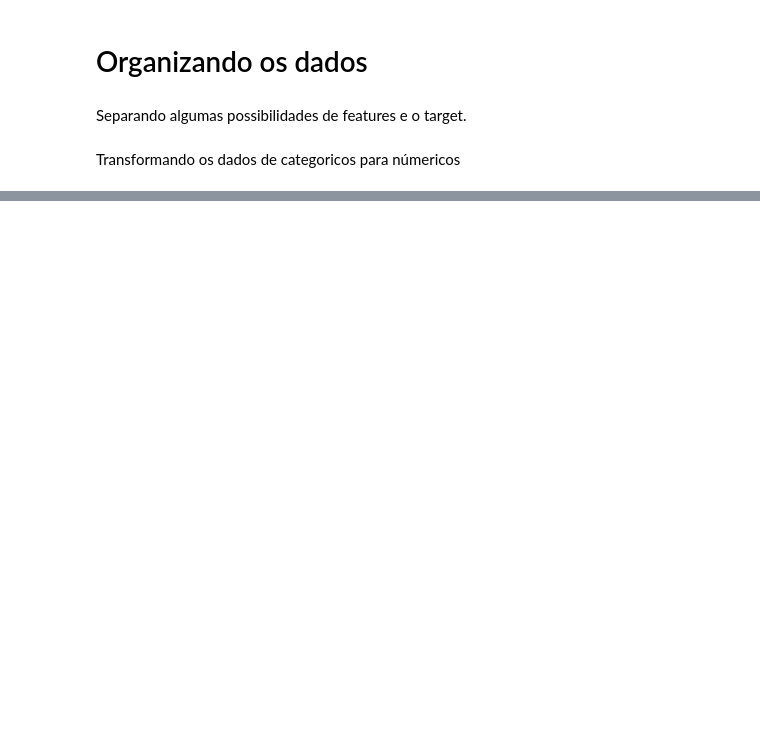
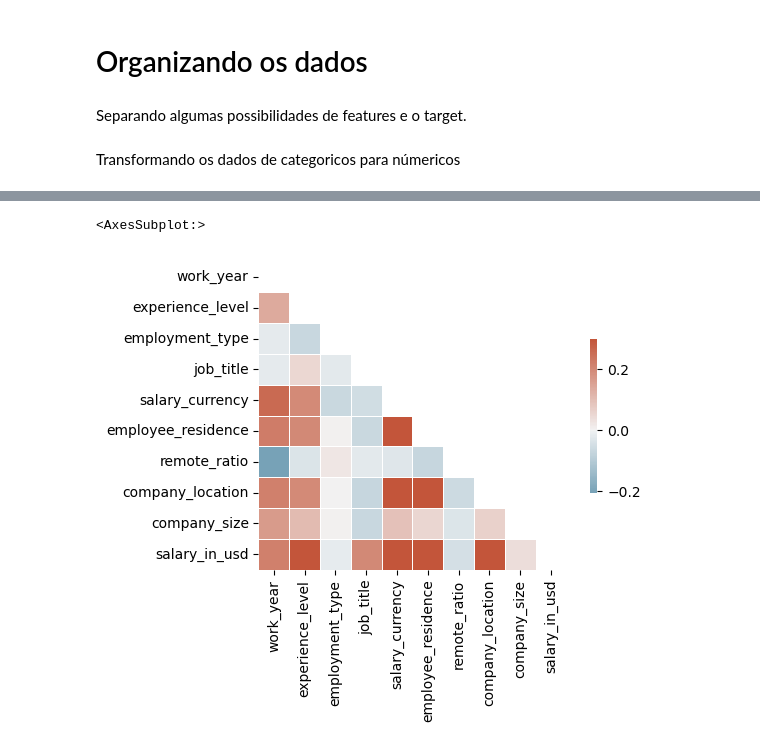
Before and after one commit to duckdogersxd/Data4all_ML, a Jupyter notebook: Projeto Salário Data Science.ipynb, the cells around one changed output, grey strips where cells are left out. Drawn from its saved outputs; the diff is of its cells as text; code cells hidden in the pictures; blank space fills up the shorter version.

```diff
--- a/Projeto Salário Data Science.ipynb
+++ b/Projeto Salário Data Science.ipynb
@@ -104,3 +181,4 @@ See the caveats in the documentation: https://pandas.pydata.org/pandas-docs/stab
 # %%
-# Divisão de dados em treino e teste
-X_train, X_test, y_train, y_test = train_test_split(feat3,target,test_size = 0.2,random_state = 2)
+# Divisão dOS dados 80%  para treino e 20% para teste
+
+X_train, X_test, y_train, y_test = train_test_split(X,y,test_size = 0.2,random_state = 2)
@@ -130,0 +297,22 @@ array([0.16667647, 0.01191437, 0.05332094, 0.0560385 , 0.28584028,
+# %%
+df_selecao = pd.DataFrame(X_train, columns=X_train.columns)
+df_selecao['salary_in_usd'] = y_train
+corr = df_selecao.corr(method='pearson')
+# %%
+# https://seaborn.pydata.org/examples/many_pairwise_correlations.html
+
+# Generate a mask for the upper triangle
+mask = np.triu(np.ones_like(corr, dtype=bool))
+
+# Set up the matplotlib figure
+f, ax = plt.subplots(figsize=(6, 4))
+
+# Generate a custom diverging colormap
+cmap = sns.diverging_palette(230, 20, as_cmap=True)
+
+# Draw the heatmap with the mask and correct aspect ratio
+sns.heatmap(corr, mask=mask, cmap=cmap, vmax=.3, center=0,
+            square=True, linewidths=.5, cbar_kws={"shrink": .5})
+# %% [output]
+<AxesSubplot:>
+[figure, added]
```
Also changed, not shown: parts of 47 cells of this notebook.
